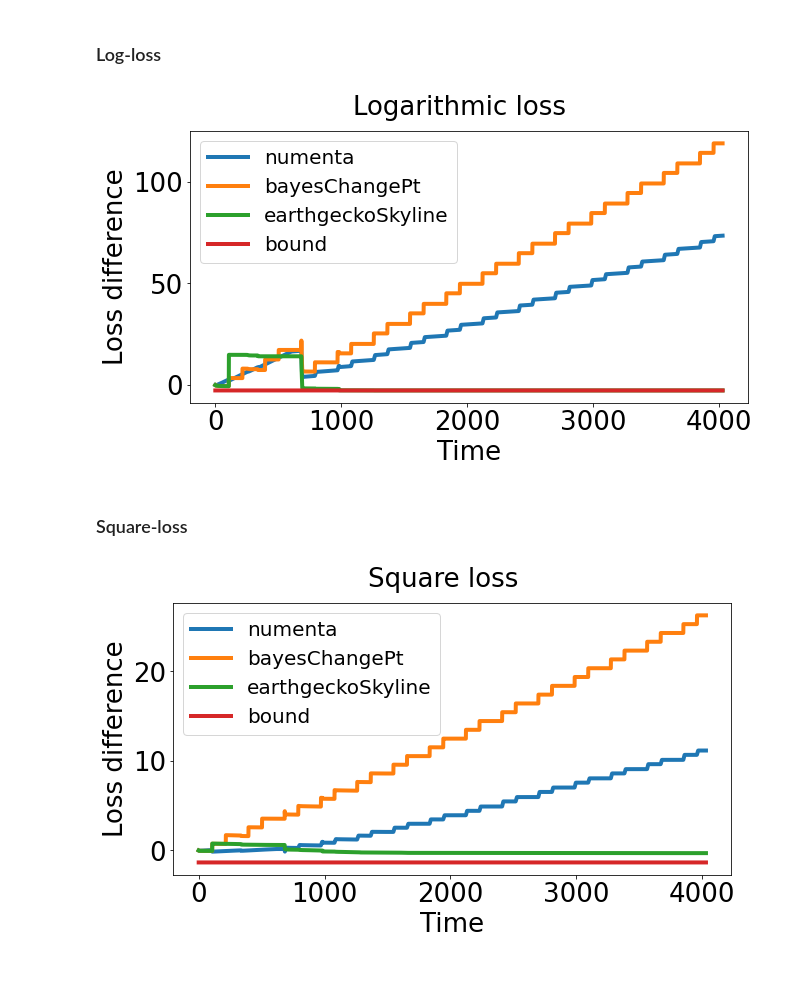
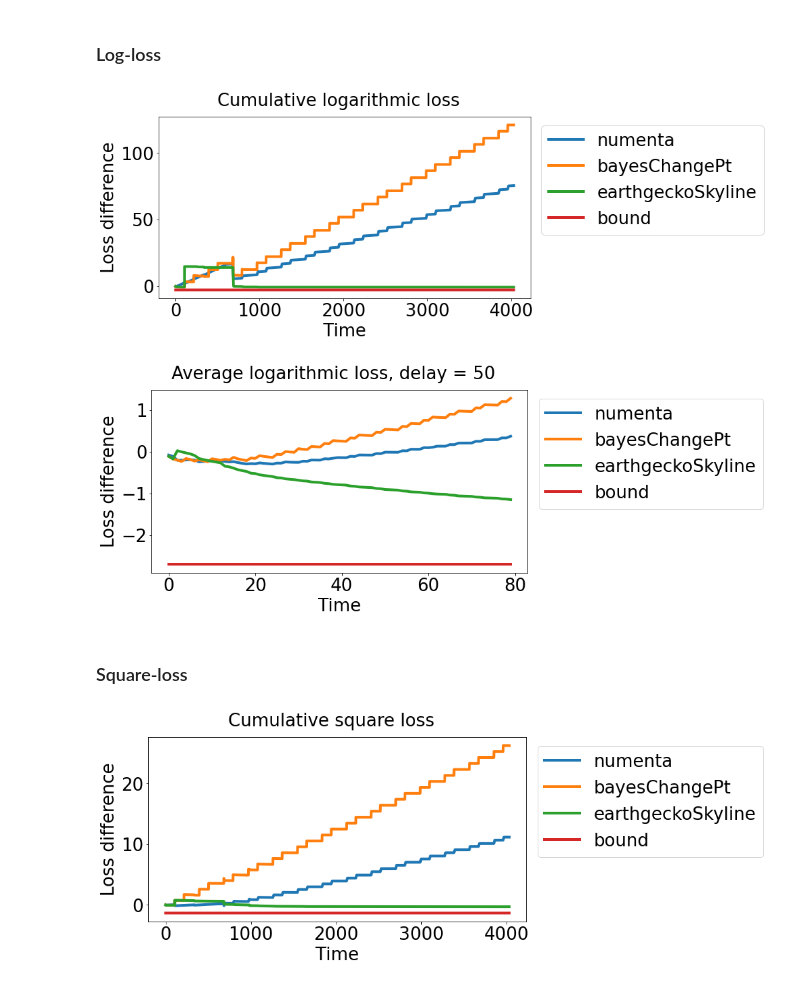
Before and after one commit to alan-turing-institute/anomaly_with_experts, a Jupyter notebook: results_plots.ipynb, the cells around one changed output. Cells and saved outputs as stored; diff of their text form; code cells hidden in the pictures.

Commit message:
modify for the delayed feedback approach

```diff
--- a/results_plots.ipynb
+++ b/results_plots.ipynb
@@ -114,7 +112,7 @@ fig.suptitle(r"Fixed-share, $\alpha = 0.9$", fontsize=26);
 # %% [markdown]
 ## Weights analysis for the real data with known anomaly causes of system failure
 # %%
-algorithm_list = [
+experts = [
     "knncad",
     "numentaTM",
     "twitterADVec",
@@ -280,39 +273,93 @@ Losses_square_art = pd.merge(
+# %%
+losses_log_art = (
+    losses_log[
+        (losses_log["folder_name"] == "artificialNoAnomaly")
+        & (losses_log["file_name"] == "_art_daily_perfect_square_wave.csv")
+    ]
+    .filter(regex="^loss", axis=1)
+    .reset_index()
+    .drop("index", axis=1)
+)
+losses_square_art = (
+    losses_square[
+        (losses_square["folder_name"] == "artificialNoAnomaly")
+        & (losses_square["file_name"] == "_art_daily_perfect_square_wave.csv")
+    ]
+    .filter(regex="^loss", axis=1)
+    .reset_index()
+    .drop("index", axis=1)
+)
 # %% [markdown]
 ### Log-loss
 # %%
+ETA = 1
+Losses_log_avg = calc_cum_avg_loss(losses_log_art, current_delay=1)
 fig, axs = plt.subplots(1, 1, figsize=(10, 5))
 for algo_ind in ["numenta", "bayesChangePt", "earthgeckoSkyline"]:
     axs.plot(
-        Losses_log_art[f"Loss_{algo_ind}"].values - Losses_log_art["Loss_Fixed0"].values,
+        Losses_log_avg[f"loss_{algo_ind}"] - Losses_log_avg["loss_Fixed0d0"],
         label=f"{algo_ind}",
         linewidth=4,
     )
-axs.plot(np.repeat(-np.log(15), Losses_log_art.shape[0]), linewidth=4, label="bound")
-axs.legend(loc="upper left", fontsize=20)
+axs.plot(
+    np.repeat(-np.log(len(experts)) / ETA, Losses_log_avg.shape[0]),
+    linewidth=4,
+    label="bound",
+)
+axs.legend(loc="upper right", bbox_to_anchor=(1.65, 1), fontsize=26)
 axs.set_xlabel("Time", fontsize=26)
 axs.set_ylabel("Loss difference", fontsize=26)
 axs.xaxis.set_tick_params(labelsize=26)
 axs.yaxis.set_tick_params(labelsize=26)
-fig.suptitle("Logarithmic loss", fontsize=26);
+fig.suptitle("Cumulative logarithmic loss", fontsize=26);
 # %% [output]
-[figure, old version]
+[figure, new version]
+# %%
+ETA = 1
+Losses_log_avg = calc_cum_avg_loss(losses_log_art, current_delay=50)
+fig, axs = plt.subplots(1, 1, figsize=(10, 5))
+for algo_ind in ["numenta", "bayesChangePt", "earthgeckoSkyline"]:
+    axs.plot(
+        Losses_log_avg[f"loss_{algo_ind}"] - Losses_log_avg["loss_Fixed0d2"],
+        label=f"{algo_ind}",
+        linewidth=4,
+    )
+axs.plot(
+    np.repeat(-np.log(len(experts)) / ETA, Losses_log_avg.shape[0]),
+    linewidth=4,
+    label="bound",
+)
+axs.legend(loc="upper right", bbox_to_anchor=(1.65, 1), fontsize=26)
+axs.set_xlabel("Time", fontsize=26)
+axs.set_ylabel("Loss difference", fontsize=26)
+axs.xaxis.set_tick_params(labelsize=26)
+axs.yaxis.set_tick_params(labelsize=26)
+fig.suptitle("Average logarithmic loss, delay = 50", fontsize=26);
+# %% [output]
+[figure, added]
 # %% [markdown]
 ### Square-loss
 # %%
+ETA = 2
+Losses_square_avg = calc_cum_avg_loss(losses_square_art, current_delay=1)
 fig, axs = plt.subplots(1, 1, figsize=(10, 5))
 for algo_ind in ["numenta", "bayesChangePt", "earthgeckoSkyline"]:
-    plt.plot(
-        Losses_square_art[f"Loss_{algo_ind}"].values
-        - Losses_square_art["Loss_Variable0"].values,
+    axs.plot(
+        Losses_square_avg[f"loss_{algo_ind}"]
+        - Losses_square_avg["loss_Variable0d0"],
         label=f"{algo_ind}",
         linewidth=4,
     )
-axs.plot(np.repeat(-np.log(15) / 2, Losses_log_art.shape[0]), linewidth=4, label="bound")
-axs.legend(loc="upper left", fontsize=20)
+axs.plot(
+    np.repeat(-np.log(len(experts)) / ETA, Losses_square_avg.shape[0]),
+    linewidth=4,
+    label="bound",
+)
+axs.legend(loc="upper right", bbox_to_anchor=(1.65, 1), fontsize=26)
 axs.set_xlabel("Time", fontsize=26)
 axs.set_ylabel("Loss difference", fontsize=26)
 axs.xaxis.set_tick_params(labelsize=26)
 axs.yaxis.set_tick_params(labelsize=26)
-fig.suptitle("Square loss", fontsize=26);
+fig.suptitle("Cumulative square loss", fontsize=26);
 # %% [output]
-[figure, old version]
+[figure, new version]
```
Also changed, not shown: parts of 16 cells of this notebook, 11 other files.
